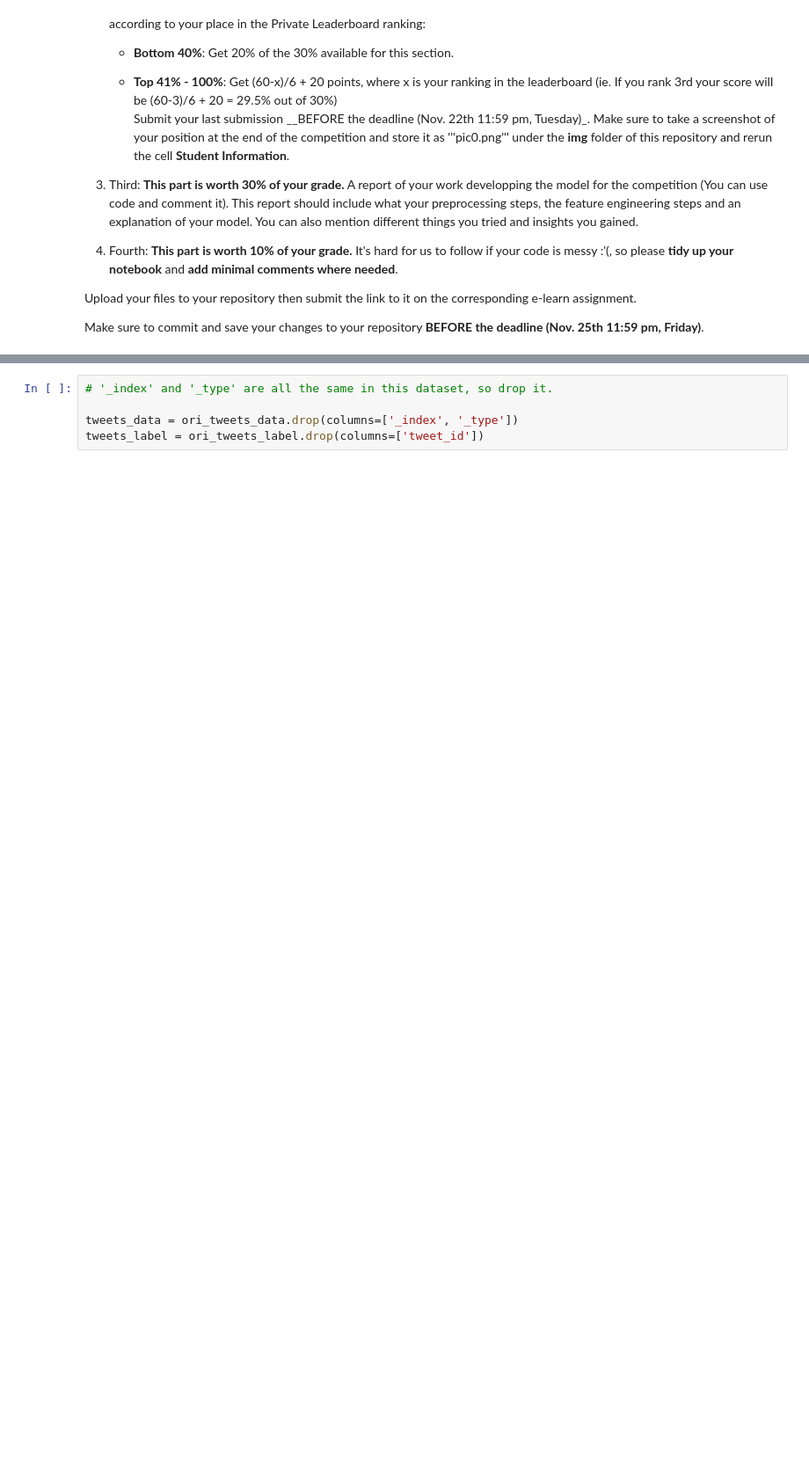
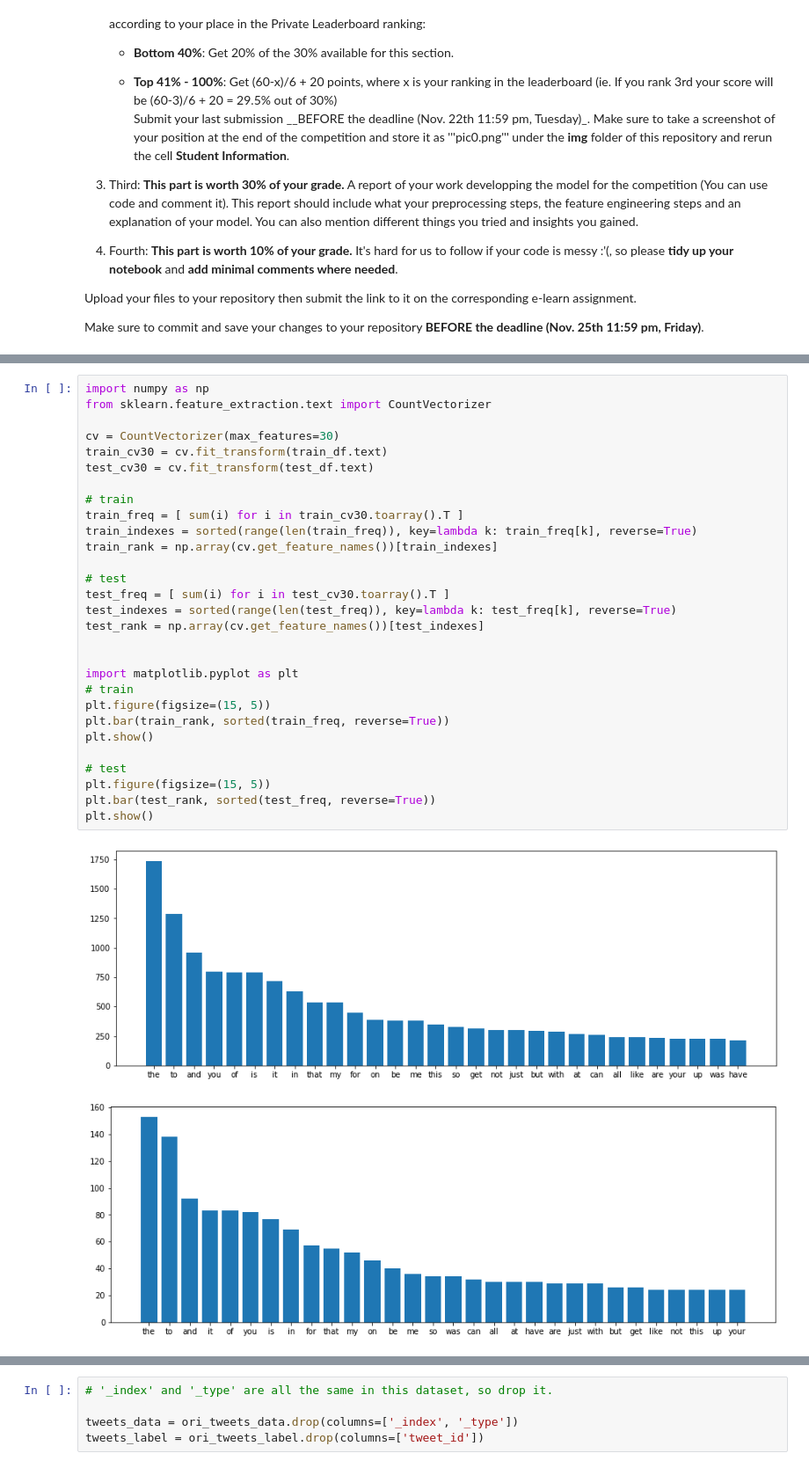
Before and after one commit to ShahonG/2022DM-Lab2, a Jupyter notebook: DM2021-Lab2-Homework.ipynb, the cells around one changed output, grey strips where cells are left out. Shown: that part at 88% size. Drawn from its saved outputs; the diff is of its cells as text; blank space fills up the shorter version.

```diff
--- a/DM2021-Lab2-Homework.ipynb
+++ b/DM2021-Lab2-Homework.ipynb
@@ -37,0 +44,32 @@ Make sure to commit and save your changes to your repository __BEFORE the deadli
+# %%
+import numpy as np
+from sklearn.feature_extraction.text import CountVectorizer
+
+cv = CountVectorizer(max_features=30)
+train_cv30 = cv.fit_transform(train_df.text)
+test_cv30 = cv.fit_transform(test_df.text)
+
+# train
+train_freq = [ sum(i) for i in train_cv30.toarray().T ]
+train_indexes = sorted(range(len(train_freq)), key=lambda k: train_freq[k], reverse=True)
+train_rank = np.array(cv.get_feature_names())[train_indexes]
+
+# test
+test_freq = [ sum(i) for i in test_cv30.toarray().T ]
+test_indexes = sorted(range(len(test_freq)), key=lambda k: test_freq[k], reverse=True)
+test_rank = np.array(cv.get_feature_names())[test_indexes]
+
+
+import matplotlib.pyplot as plt
+# train
+plt.figure(figsize=(15, 5))
+plt.bar(train_rank, sorted(train_freq, reverse=True))
+plt.show()
+
+# test
+plt.figure(figsize=(15, 5))
+plt.bar(test_rank, sorted(test_freq, reverse=True))
+plt.show()
+# %% [output]
+[figure, added]
+[figure, added]
```
Also changed, not shown: parts of 53 cells of this notebook.
